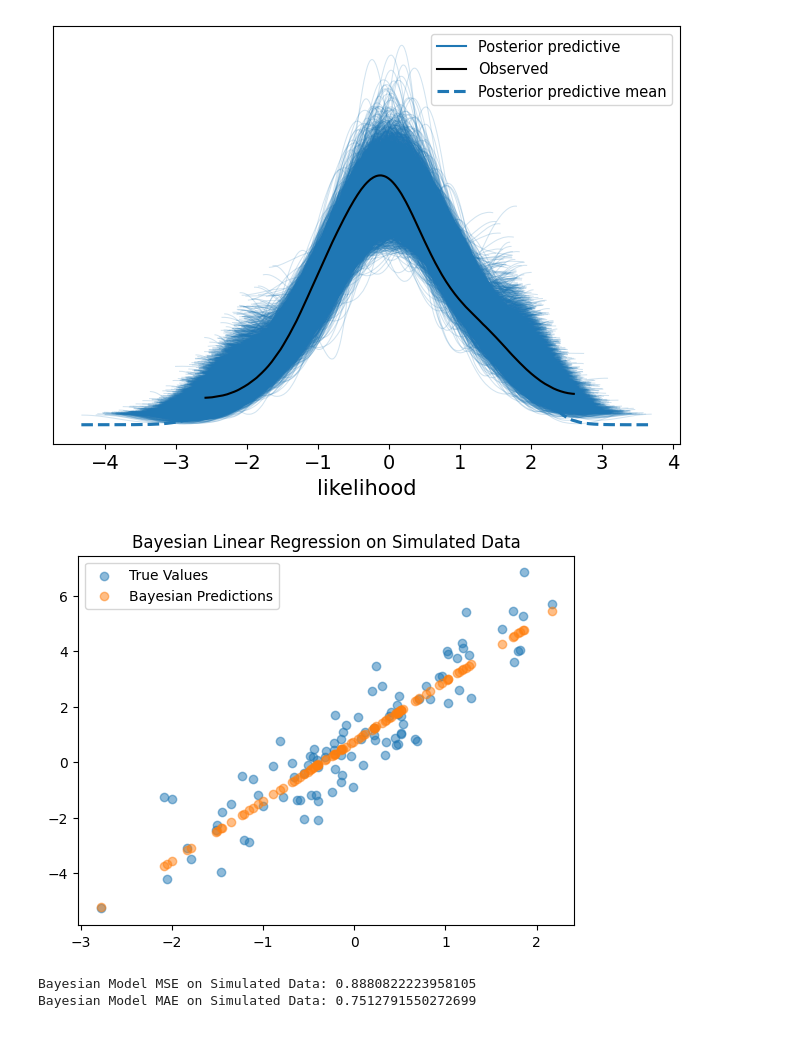
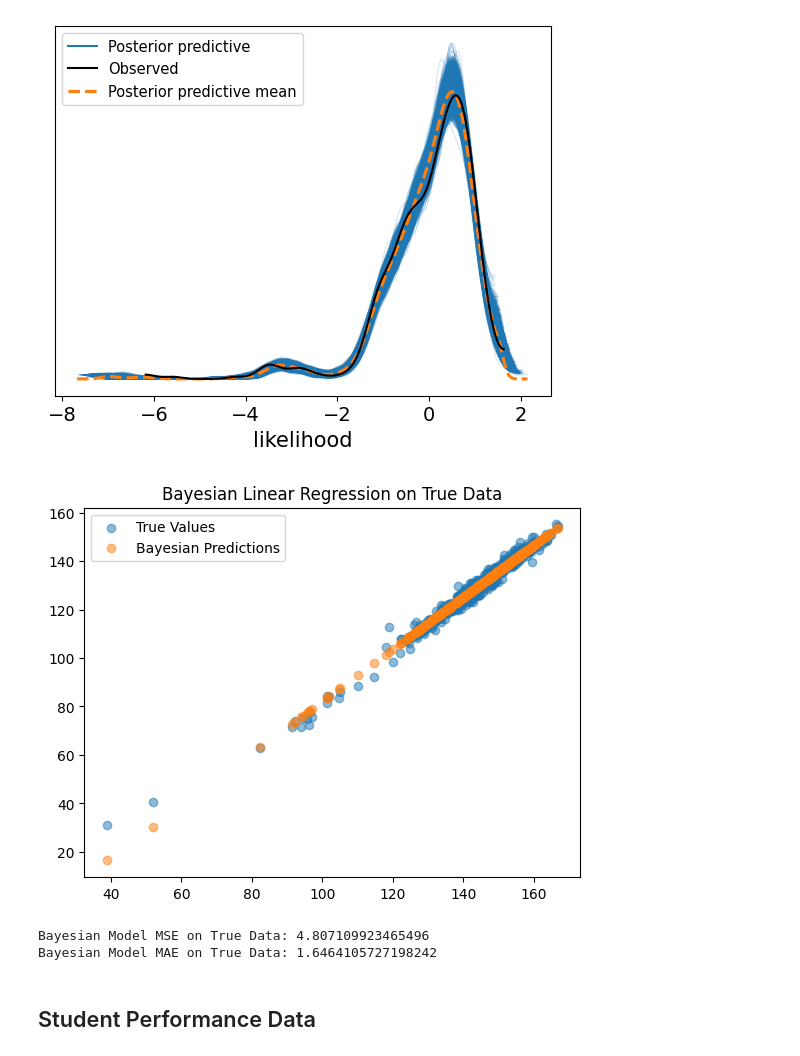
Before and after one commit to MacKorda/BayesianStats, a Jupyter notebook: bsnlinreg.ipynb, the cells around one changed output. Cells and saved outputs as stored; diff of their text form; code cells hidden in the pictures.

Commit message:
added multi linear regression

```diff
--- a/bsnlinreg.ipynb
+++ b/bsnlinreg.ipynb
@@ -175,30 +169,34 @@ Sampling 4 chains for 1_000 tune and 3_000 draw iterations (4_000 + 12_000 draws
 # %%
-# Visualize posterior predictive distribution
-az.plot_ppc(az.from_pymc3(posterior_predictive=ppc_sim, model=bayesian_sim_model))
+import arviz as az
+
+# Visualize posterior predictive distribution using ArviZ
+az.plot_ppc(ppc_improved)  # InferenceData is already PyMC v4 compatible, no need for from_pymc3
 plt.show()
 
 # Bayesian predictions (mean values of posterior predictive)
-predicted_means_sim = ppc_sim['likelihood'].mean(axis=0)
+predicted_means_improved = posterior_predictive_samples.mean(axis=(0, 1))  # Mean across chain and draw
 
 # Inverse transform predictions and true values back to original scale
-y_sim_pred_original = scaler_y_sim.inverse_transform(predicted_means_sim.reshape(-1, 1))
-y_sim_true_original = scaler_y_sim.inverse_transform(y_sim_scaled)
+y_improved_pred_original = scaler_y.inverse_transform(predicted_means_improved.reshape(-1, 1))
+y_train_full_original = scaler_y.inverse_transform(y_train_full_scaled)
 
 # Plot the true values vs predictions
-plt.scatter(X_sim_scaled, y_sim_true_original, label="True Values", alpha=0.5)
-plt.scatter(X_sim_scaled, y_sim_pred_original, label="Bayesian Predictions", alpha=0.5)
+plt.scatter(X_train_full, y_train_full_original, label="True Values", alpha=0.5)
+plt.scatter(X_train_full, y_improved_pred_original, label="Bayesian Predictions", alpha=0.5)
 plt.legend()
-plt.title('Bayesian Linear Regression on Simulated Data')
+plt.title('Bayesian Linear Regression on True Data')
 plt.show()
 
 # Calculate performance metrics
-mse_sim = mean_squared_error(y_sim_true_original, y_sim_pred_original)
-mae_sim = mean_absolute_error(y_sim_true_original, y_sim_pred_original)
+mse_improved = mean_squared_error(y_train_full_original, y_improved_pred_original)
+mae_improved = mean_absolute_error(y_train_full_original, y_improved_pred_original)
 
-print(f"Bayesian Model MSE on Simulated Data: {mse_sim}")
-print(f"Bayesian Model MAE on Simulated Data: {mae_sim}")
+print(f"Bayesian Model MSE on True Data: {mse_improved}")
+print(f"Bayesian Model MAE on True Data: {mae_improved}")
 # %% [output]
-[figure, old version]
+[figure, new version]
-[figure, old version]
+[figure, new version]
-Bayesian Model MSE on Simulated Data: 0.8880822223958105
-Bayesian Model MAE on Simulated Data: 0.7512791550272699
+Bayesian Model MSE on True Data: 4.807109923465496
+Bayesian Model MAE on True Data: 1.6464105727198242
+# %% [markdown]
+## Student Performance Data
```
Also changed, not shown: parts of 22 cells of this notebook, 35 other files.
